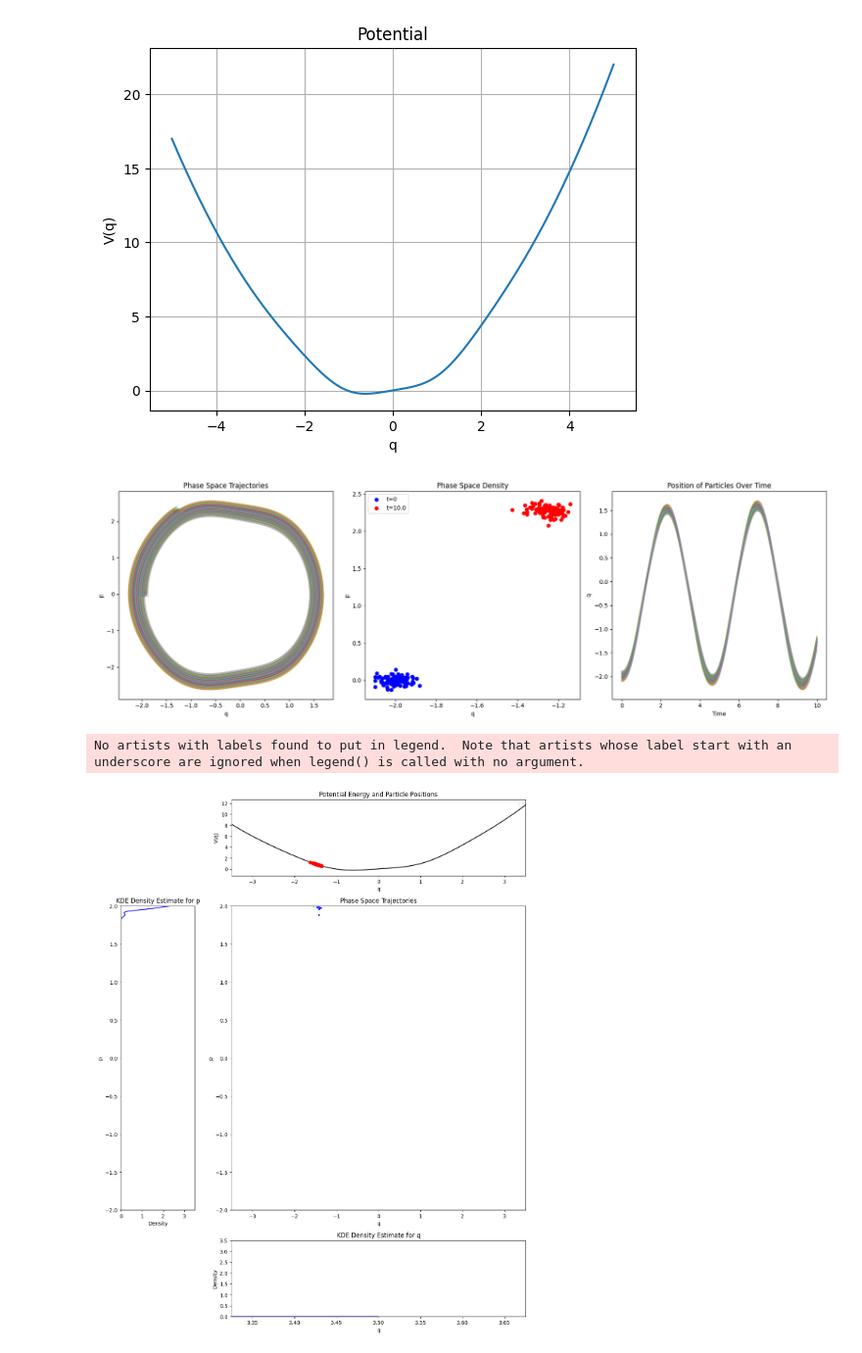
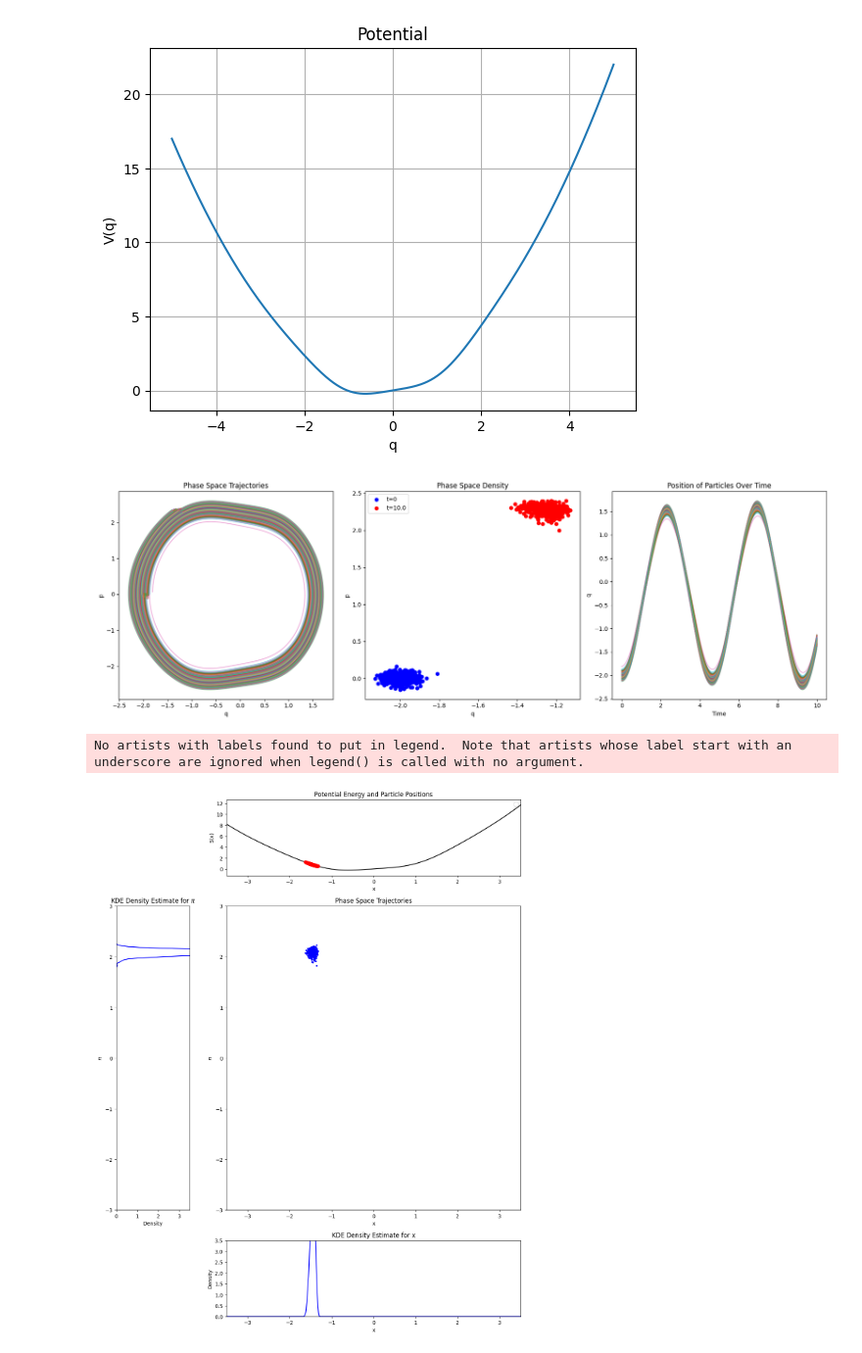
Before and after one commit to oduerr/da, a Jupyter notebook: python/hello_hamilton.ipynb, the cells around one changed output. Shown at 98% size. Drawn from its saved outputs; the diff is of its cells as text; code cells hidden in the pictures.

```diff
--- a/python/hello_hamilton.ipynb
+++ b/python/hello_hamilton.ipynb
@@ -38,15 +38,6 @@ import jax.numpy as jnp
 from jax import grad, vmap, jit
 import matplotlib.pyplot as plt
 import matplotlib.animation as animation
-
-# Define the potential energy for the double-well potential
-def potential(q):
-    k1, k2 = 1.0, 0.5  # Spring constants for the two wells
-    q1, q2 = -1.0, 1.0  # Positions of the wells
-    V1 = 0.5 * k1 * (q - q1)**2  # Potential energy of the first well
-    V2 = 0.5 * k2 * (q - q2)**2  # Potential energy of the second well
-    V = -jnp.exp(-(q - q1)**2) - jnp.exp(-(q - q2)**2) + V1 + V2  # Combined potential
-    return V
 
 # Define the Hamiltonian for the system
 def hamiltonian(q, p):
@@ -75,7 +66,7 @@ def symplectic_euler_step(q, p, dt):
     return q_new, p_new
 
 # Initial conditions for multiple particles
-num_particles = 100
+num_particles = 500
 #Random initial conditions at -2 with spread 0.1
 key = jax.random.PRNGKey(0)
 q_init = jax.random.normal(key, (num_particles,), dtype=jnp.float32) * 0.05 - 2.0
@@ -129,7 +120,7 @@ ax[2].set_title('Position of Particles Over Time')
 plt.tight_layout()
 plt.show()
 # %% [output]
-[figure, old version]
+[figure, new version]
 # %%
 import jax
 import jax.numpy as jnp
@@ -173,8 +164,8 @@ ax[0, 1].plot(q_vals, V_vals, 'k-')
 particle_positions, = ax[0, 1].plot([], [], 'ro')
 ax[0, 1].set_xlim(q_min, q_max)
 ax[0, 1].set_ylim(V_vals.min() - 1, V_vals.max() + 1)
-ax[0, 1].set_xlabel('q')
-ax[0, 1].set_ylabel('V(q)')
+ax[0, 1].set_xlabel('x')
+ax[0, 1].set_ylabel('S(x)')
 ax[0, 1].set_title('Potential Energy and Particle Positions')
 ax[0, 1].legend()
 
@@ -182,42 +173,42 @@ ax[0, 1].legend()
 scatter = ax[1, 1].scatter(q_traj[0], p_traj[0], c='blue', s=5)
 ax[1, 1].set_xlim(q_min, q_max)
 ax[1, 1].set_ylim(p_min, p_max)
-ax[1, 1].set_xlabel('q')
-ax[1, 1].set_ylabel('p')
+ax[1, 1].set_xlabel('x')
+ax[1, 1].set_ylabel('$\pi$')
 ax[1, 1].set_title('Phase Space Trajectories')
 
 # KDE plot for q
-kde_q_line, = ax[2, 1].plot([], [], 'b-', label='KDE Density for q')
+kde_q_line, = ax[2, 1].plot([], [], 'b-', label='KDE Density for x')
 ax[2, 1].set_xlim(q_min, q_max)
 ax[2, 1].set_ylim(0, 3.5)
-ax[2, 1].set_xlabel('q')
+ax[2, 1].set_xlabel('x')
 ax[2, 1].set_ylabel('Density')
-ax[2, 1].set_title('KDE Density Estimate for q')
+ax[2, 1].set_title('KDE Density Estimate for x')
 #ax[2, 1].legend()
 
 # KDE plot for p
-kde_p_line, = ax[1, 0].plot([], [], 'b-', label='KDE Density for p')
+kde_p_line, = ax[1, 0].plot([], [], 'b-', label='KDE Density for $\pi$')
 ax[1, 0].set_xlim(0, 3.5)
 ax[1, 0].set_ylim(p_min, p_max)
 ax[1, 0].set_xlabel('Density')
-ax[1, 0].set_ylabel('p')
-ax[1, 0].set_title('KDE Density Estimate for p')
+ax[1, 0].set_ylabel('$\pi$')
+ax[1, 0].set_title('KDE Density Estimate for $\pi$')
 #ax[1, 0].legend()
 
 # Hide the unused subplots
 ax[0, 0].axis('off')
 ax[2, 0].axis('off')
 
 # Create the animation
 # Reducing the number of frames by skipping steps for draft mode
-skip_steps = 10
-ani = animation.FuncAnimation(fig, update, frames=range(0, num_steps, skip_steps), interval=15, blit=True)
+skip_steps = 1
+ani = animation.FuncAnimation(fig, update, frames=range(0, num_steps, skip_steps), interval=10, blit=True)
 
 # To save the animation as a GIF (optional)
 #ani.save('phase_space_animation.gif', writer='pillow')
 ani.save('phase_space_animation.mp4', writer='ffmpeg')
 
 plt.show()
 # %% [output]
 No artists with labels found to put in legend.  Note that artists whose label start with an underscore are ignored when legend() is called with no argument.
-[figure, old version]
+[figure, new version]
```
Also changed, not shown: parts of 1 cell of this notebook, 2 other files.
